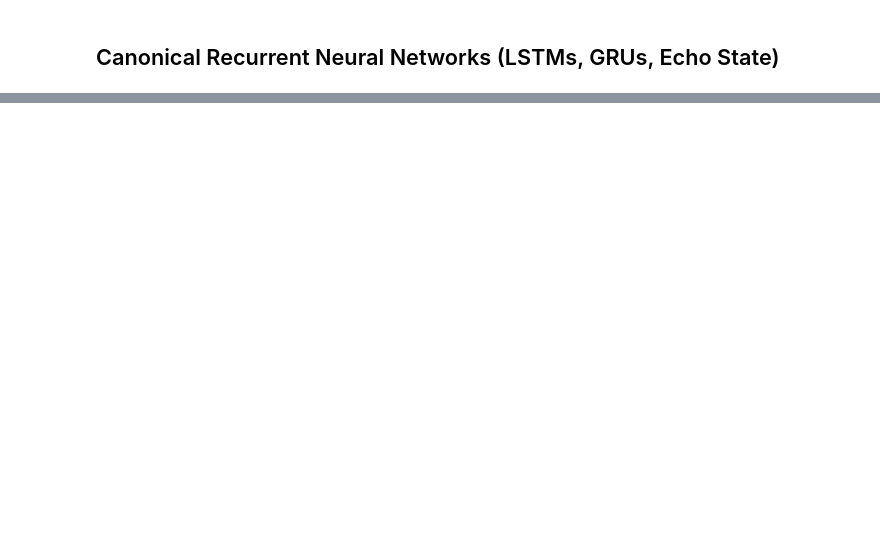
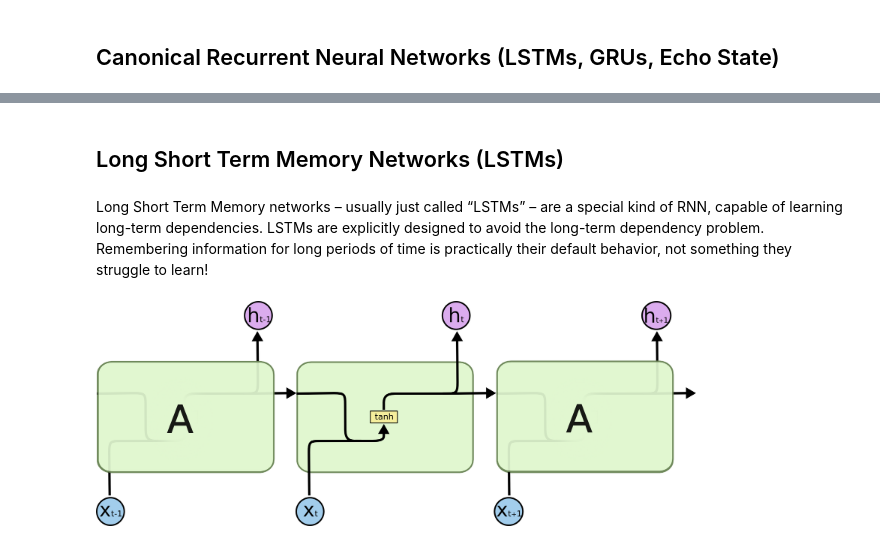
Before and after one commit to safakkbilici/Deep-Learning-Lecture-2020-2021-First-Term, a Jupyter notebook: lecture notes/05-Texts-And-Sequential-Models.ipynb, the cells around one changed output, grey strips where cells are left out. Drawn from its saved outputs; the diff is of its cells as text; code cells hidden in the pictures; blank space fills up the shorter version.

Commit message:
lstm

```diff
--- a/lecture notes/05-Texts-And-Sequential-Models.ipynb
+++ b/lecture notes/05-Texts-And-Sequential-Models.ipynb
@@ -275,0 +292,10 @@ $$\hat{y}_t = softmax(V h_t + V' h_t')$$
+# %% [markdown]
+## Long Short Term Memory Networks (LSTMs)
+# %% [markdown]
+Long Short Term Memory networks – usually just called “LSTMs” – are a special kind of RNN, capable of learning long-term dependencies. LSTMs are explicitly designed to avoid the long-term dependency problem. Remembering information for long periods of time is practically their default behavior, not something they struggle to learn!
+# %%
+from IPython.display import Image
+from IPython.core.display import HTML
+Image(filename= "./img/lstm1.png",width=600, height=600)
+# %% [output]
+[figure, added]
```
Also changed, not shown: parts of 19 cells of this notebook.
